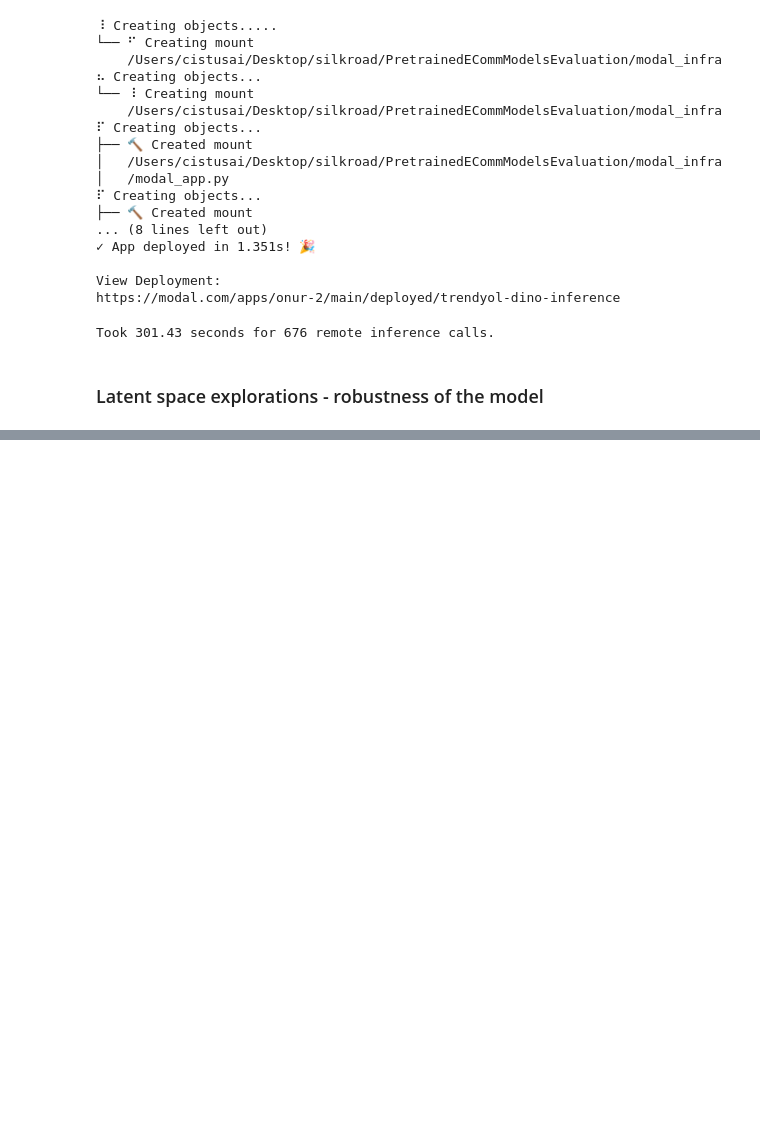
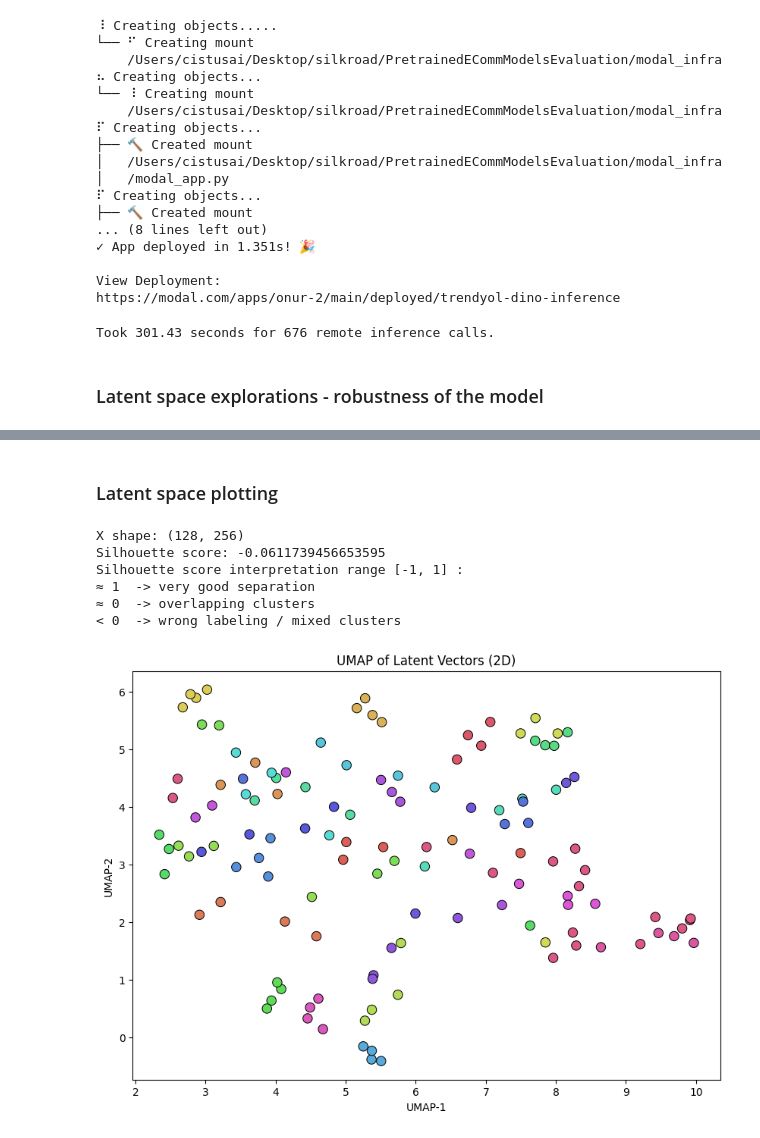
Before and after one commit to onuryuxcodes/PretrainedECommModelsEvaluation, a Jupyter notebook: trendyol-dino-playground.ipynb, the cells around one changed output, grey strips where cells are left out. Cells and saved outputs as stored; diff of their text form; code cells hidden in the pictures; blank space fills up the shorter version.

Commit message:
preliminary umap exploration

```diff
--- a/trendyol-dino-playground.ipynb
+++ b/trendyol-dino-playground.ipynb
@@ -280,3 +280,23 @@ run_inference_on_images_and_save_latent_space()
 Took 301.43 seconds for 676 remote inference calls.
 # %% [markdown]
 ### Latent space explorations - robustness of the model
+# %%
+# Folder containing your latent .npy files
+latent_folder = "./latents"
+
+# Load all .npy files into a dictionary, removing the prefix up to the first underscore
+latent_vectors = {}
+for fname in os.listdir(latent_folder):
+    if fname.endswith(".npy"):
+        path = os.path.join(latent_folder, fname)
+        # Remove everything up to the first underscore (general prefix)
+        key = fname.split("_", 1)[1] if "_" in fname else fname
+        key = key.replace(".jpg", "")
+        latent_vectors[key] = np.load(path)
+
+# Check
+print(f"Loaded {len(latent_vectors)} latent vectors")
+
+print("Few examples file name and latent space shape : ")
+for k in list(latent_vectors.keys())[:10]:
+    print(k, latent_vectors[k].shape)
@@ -282,0 +411,7 @@ Took 301.43 seconds for 676 remote inference calls.
+# %%
+latent_vectors = rename_with_angles_dict(latent_vectors)
+
+img_names = sorted(latent_vectors.keys())
+
+for k in img_names[:5]:
+    print(k)
@@ -282,0 +426,2 @@ Took 301.43 seconds for 676 remote inference calls.
+# %% [markdown]
+### Latent space plotting
@@ -282,0 +506,14 @@ Took 301.43 seconds for 676 remote inference calls.
+# %%
+def filter_latents_by_substring(latent_vectors, substring):
+    """
+    Filters latent_vectors dict based on whether the key contains the given substring.
+
+    Parameters:
+    - latent_vectors: dict, {filename: np.array}
+    - substring: str, substring to search for in the keys
+
+    Returns:
+    - filtered_dict: dict, only keys that contain the substring
+    """
+    filtered_dict = {k: v for k, v in latent_vectors.items() if substring in k}
+    return filtered_dict
@@ -282,0 +534,12 @@ Took 301.43 seconds for 676 remote inference calls.
+# %%
+latent_vectors_one_angle_each_product = filter_latents_by_substring(latent_vectors, "_angle_1_")
+# %%
+plot_umap_latents(latent_vectors_one_angle_each_product, should_normalize_img_names=True, mask_str=None)
+# %% [output]
+X shape: (128, 256)
+Silhouette score: -0.0611739456653595
+Silhouette score interpretation range [-1, 1] :
+≈ 1  -> very good separation
+≈ 0  -> overlapping clusters
+< 0  -> wrong labeling / mixed clusters
+[figure, added]
```
Also changed, not shown: parts of 12 cells of this notebook.
